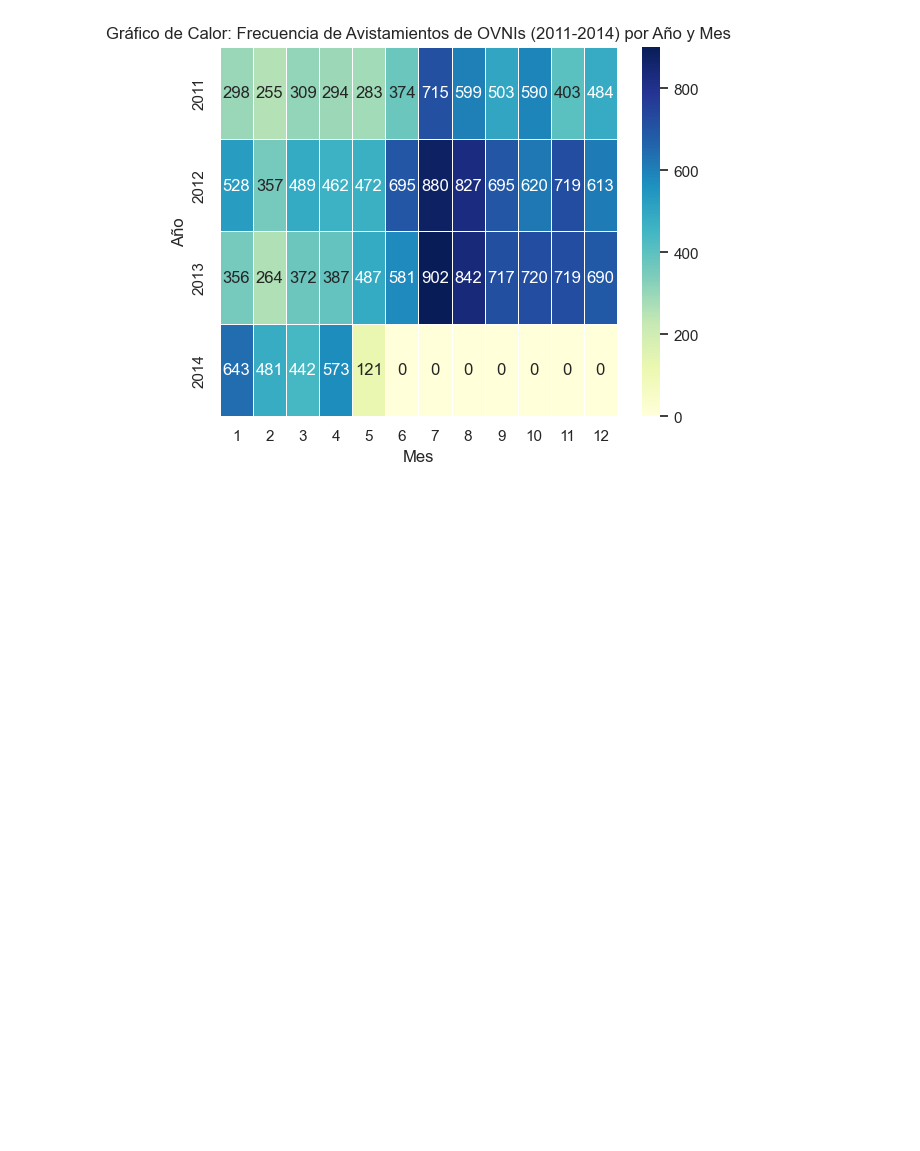
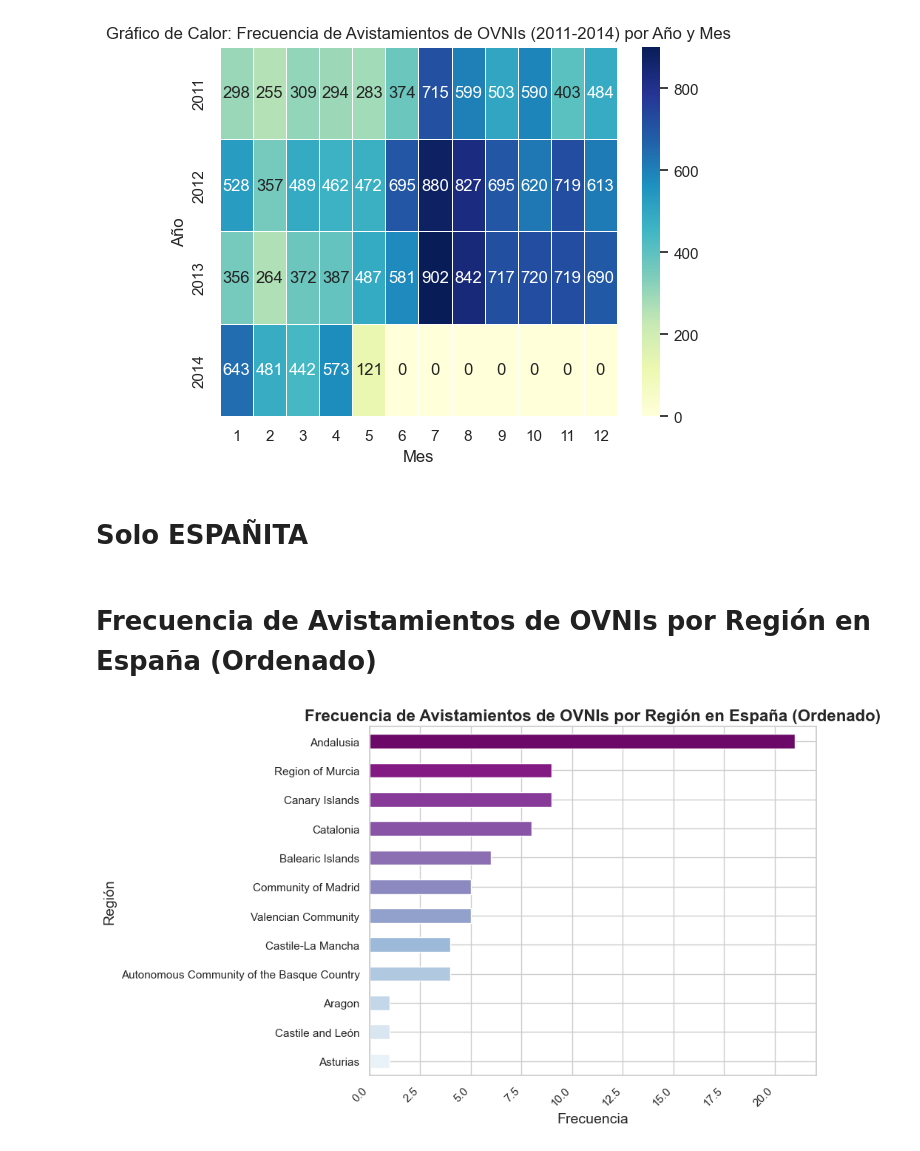
Before and after one commit to awchacon/first_project, a Jupyter notebook: first_project_2.0.ipynb, the cells around one changed output. Saved outputs shown, nothing was run; the diff lists cells and outputs as text; code cells hidden in the pictures; blank space fills up the shorter version.

```diff
--- a/first_project_2.0.ipynb
+++ b/first_project_2.0.ipynb
@@ -643,3 +645,29 @@ plt.ylabel('Año')
 plt.show()
 # %% [output]
 [figure]
+# %% [markdown]
+# Solo ESPAÑITA
+# %% [markdown]
+# Frecuencia de Avistamientos de OVNIs por Región en España (Ordenado)
+# %%
+solo_espana = ufo_df_new[ufo_df_new["Country"] == "Spain"]
+regiones_espana = solo_espana["Region"].value_counts().sort_values()
+
+
+plt.figure(figsize=(10, 6))
+#bar_colors = plt.cm.viridis(range(len(ord_ufo)))
+colores = sns.color_palette("BuPu", n_colors=len(regiones_espana))
+#ord_ufo.plot(kind='barh', color=bar_colors)
+regiones_espana.plot(kind='barh', color=colores)
+
+
+# Personalizar el gráfico
+plt.title('Frecuencia de Avistamientos de OVNIs por Región en España (Ordenado)', fontsize=16, fontweight='bold')
+plt.ylabel('Región', fontsize=14)
+plt.xlabel('Frecuencia', fontsize=14)
+plt.xticks(rotation=45, ha='right')  # Rotar etiquetas del eje x
+plt.tight_layout()  # Ajustar el diseño para evitar superposiciones
+plt.tight_layout()
+plt.show()
+# %% [output]
+[figure, added]
```
Also changed, not shown: parts of 24 cells of this notebook.
